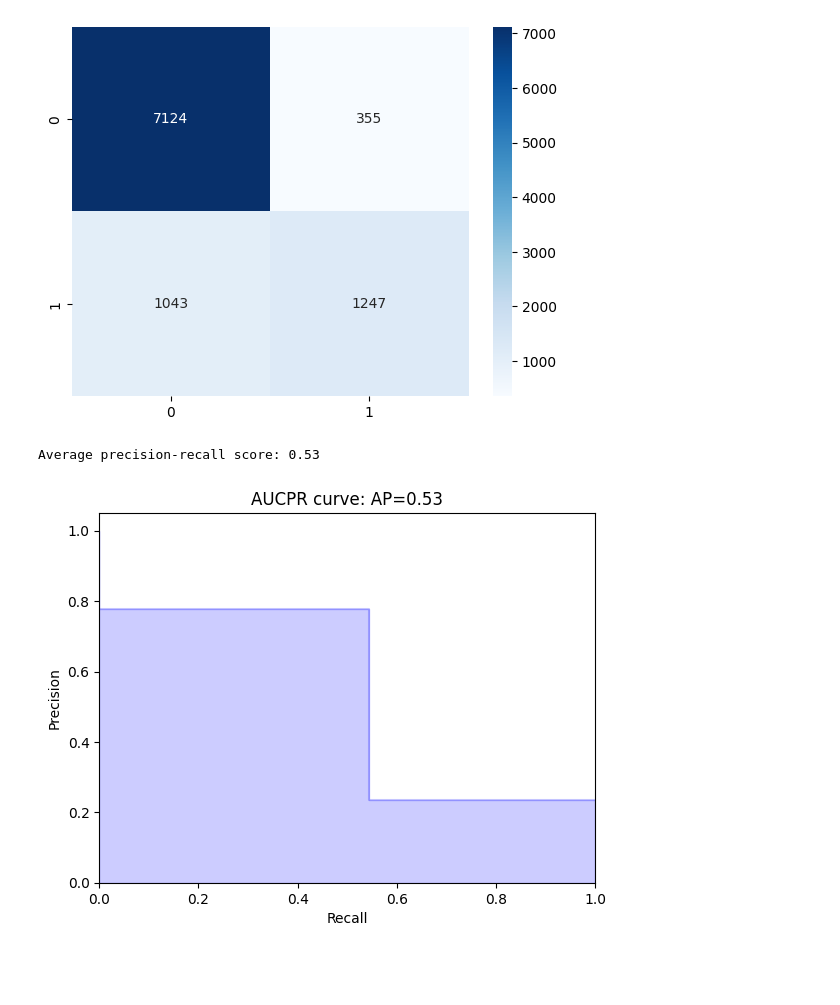
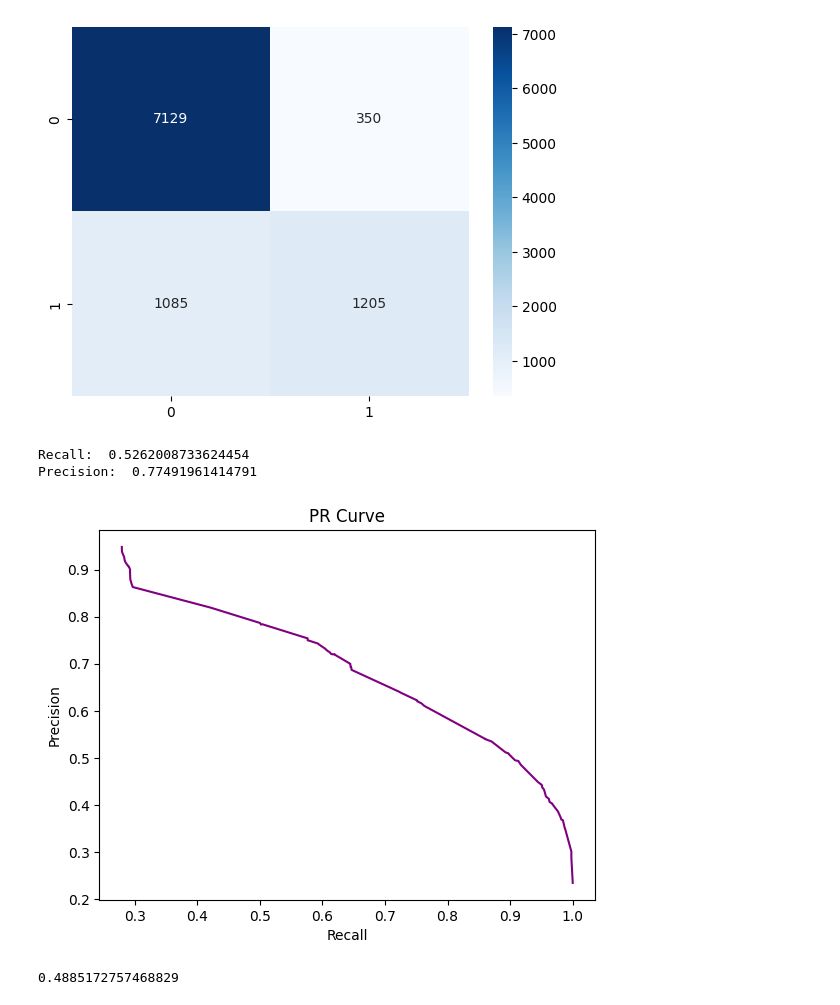
Before and after one commit to VZjunyang/SG_Code, a Jupyter notebook: RGS.ipynb, the cells around one changed output. Cells and saved outputs as stored; diff of their text form; code cells hidden in the pictures; blank space fills up the shorter version.

```diff
--- a/RGS.ipynb
+++ b/RGS.ipynb
@@ -138,7 +139,7 @@ def RGS(L,x,y,lambda_):
     init_state = np.zeros(len(L))
 
     # Run simulated annealing
-    w, energy = simulated_annealing(f,init_state,1,100,1000)
+    w, energy = simulated_annealing(f,init_state,1,40,1000)
 
     return w, energy
 # %%
@@ -150,10 +151,9 @@ def PredictRGS(L,w,x):
     predictions = []
 
     for i in range(N):
-        predictions.append(L[i].predict(x))
+        predictions.append(2 * L[i].predict(x) - 1)
 
     predictions = np.array(predictions)
-    predictions = 2*predictions - 1
 
     # Calculate T
     T = 0
@@ -259,8 +303,9 @@ from sklearn.tree import DecisionTreeClassifier
 
 L = []
 for i in range(50):
+    x_train_small, _, y_train_small, _ = train_test_split(x_train, y_train, test_size=0.9, random_state=i)
     clf = DecisionTreeClassifier(max_depth=5)
-    clf.fit(x_train, y_train)
+    clf.fit(x_train_small, y_train_small)
     L.append(clf)
 # %%
-w = RGS(L,x_train,y_train,2)[0]
+w = RGS(L,x_train,y_train,0)[0]
@@ -312,27 +347,40 @@ sns.heatmap(cm, annot=True, cmap="Blues", fmt="d")
 # %% [output]
 <Axes: >
 [figure]
-# %%
-# Printing AUCPR curve
-from sklearn.metrics import average_precision_score
-from funcsigs import signature
-
-average_precision = average_precision_score(y_test, y_pred)
-print('Average precision-recall score: {0:0.2f}'.format(average_precision))
-from sklearn.metrics import precision_recall_curve
-import matplotlib.pyplot as plt
-precision, recall, _ = precision_recall_curve(y_test, y_pred)
-step_kwargs = ({'step': 'post'}
-                if 'step' in signature(plt.fill_between).parameters
-                else {})
-plt.step(recall, precision, color='b', alpha=0.2, where='post')
-plt.fill_between(recall, precision, alpha=0.2, color='b', **step_kwargs)
-plt.xlabel('Recall')
-plt.ylabel('Precision')
-plt.ylim([0.0, 1.05])
-plt.xlim([0.0, 1.0])
-plt.title('AUCPR curve: AP={0:0.2f}'.format(average_precision))
-plt.show()
-# %% [output]
-Average precision-recall score: 0.53
-[figure, removed]
+# %%
+# Recall and precision of the RGS
+recall = cm[1,1]/(cm[1,1]+cm[1,0])
+precision = cm[1,1]/(cm[1,1]+cm[0,1])
+print('Recall: ', recall)
+print('Precision: ', precision)
+# %% [output]
+Recall:  0.5262008733624454
+Precision:  0.77491961414791
+# %%
+# PR Curve
+
+P = np.linspace(0,1,200)
+preci= []
+rec = []
+
+for p in P:
+    y_predprime = PredictRGS_probas(L,w,x_test,p)
+    cm = confusion_matrix(y_test, y_predprime)
+    recallp = cm[1,1]/(cm[1,1]+cm[1,0])
+    precisionp = cm[1,1]/(cm[1,1]+cm[0,1])
+    preci.append(precisionp)
+    rec.append(recallp)
+
+fig, ax  = plt.subplots()
+ax.plot(rec, preci, color = "purple")
+ax.set_xlabel("Recall")
+ax.set_ylabel("Precision")
+ax.set_title("PR Curve")
+plt.show()
+# %% [output]
+[figure, added]
+# %%
+# AUC
+auc(rec, preci)
+# %% [output]
+0.4885172757468829
```
Also changed, not shown: parts of 15 cells of this notebook, 1 other file.
